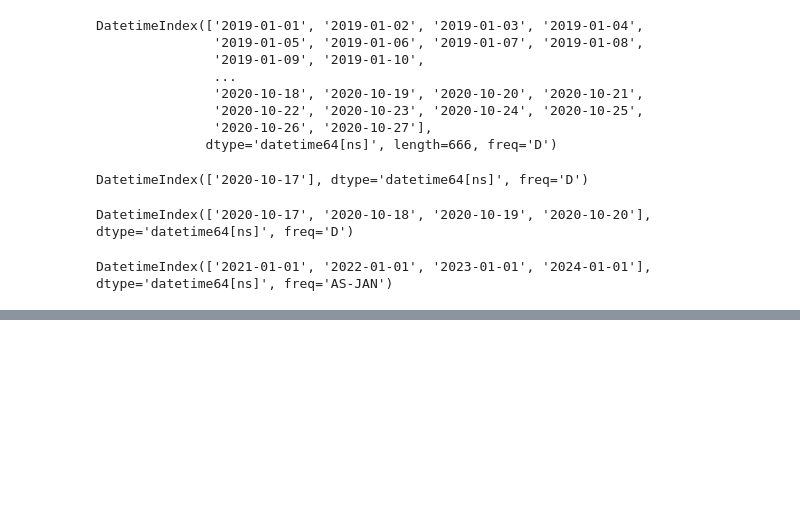
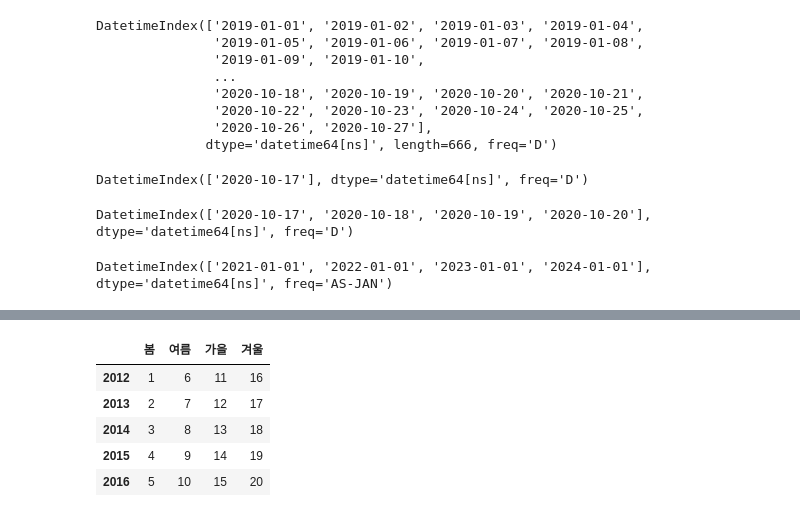
Before and after one commit to padawanR0k/summary, a Jupyter notebook: python/2020-10-26_numpy/pandas_pratice.ipynb, the cells around one changed output, grey strips where cells are left out. Cells and saved outputs as stored; diff of their text form; code cells hidden in the pictures; blank space fills up the shorter version.

```diff
--- a/python/2020-10-26_numpy/pandas_pratice.ipynb
+++ b/python/2020-10-26_numpy/pandas_pratice.ipynb
@@ -58,0 +194,12 @@ DatetimeIndex(['2021-01-01', '2022-01-01', '2023-01-01', '2024-01-01'], dtype='d
+# %%
+temp_table = {
+    '봄': list(range(1, 6)),
+    '여름': list(range(6, 11)),
+    '가을': list(range(11, 16)),
+    '겨울': list(range(16, 21))
+}
+print(temp_table)
+col_ls = ['봄', '여름', '가을', '겨울']
+index_ls = ['2012', '2013', '2014', '2015', '2016']
+
+temp_df = pd.DataFrame(temp_table, columns = col_ls, index = index_ls)
@@ -58,0 +236,9 @@ DatetimeIndex(['2021-01-01', '2022-01-01', '2023-01-01', '2024-01-01'], dtype='d
+# %%
+temp_df.head()
+# %% [output]
+|  | 봄 | 여름 | 가을 | 겨울 |
+| 2012 | 1 | 6 | 11 | 16 |
+| 2013 | 2 | 7 | 12 | 17 |
+| 2014 | 3 | 8 | 13 | 18 |
+| 2015 | 4 | 9 | 14 | 19 |
+| 2016 | 5 | 10 | 15 | 20 |
```
Also changed, not shown: parts of 42 cells of this notebook, 3 other files.
